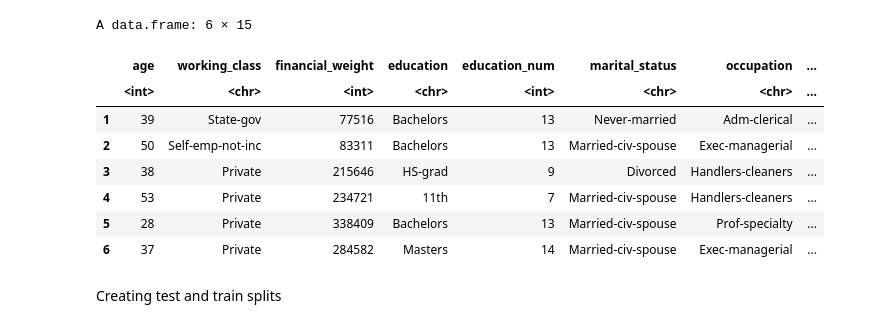
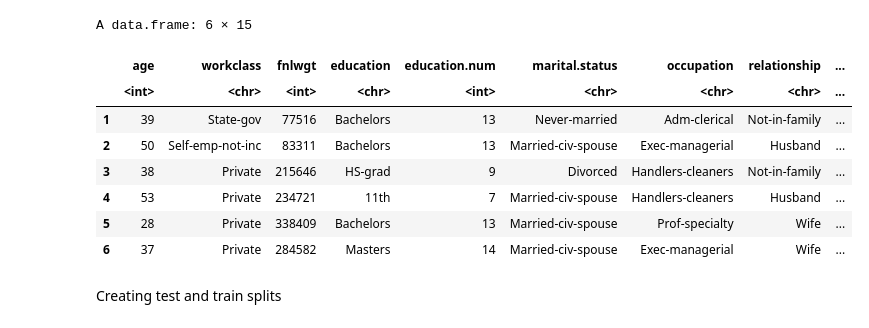
Before and after one commit to Shiva-Chandnani/GROUP_PROJECT, a Jupyter notebook: main.ipynb, the cells around one changed output. Cells and saved outputs as stored; diff of their text form; code cells hidden in the pictures.

Commit message:
Download data from url rather than store locally

```diff
--- a/main.ipynb
+++ b/main.ipynb
@@ -1,36 +1,34 @@
 # %%
 # Install and load the necessary libraries
 library(readr)
 library(tidyverse)
 library(tidymodels)
 options(repr.matrix.max.rows = 6)
 
-zip_file_path <- "census+income.zip"
+# Define the URL for the Census Income dataset
+url <- "https://archive.ics.uci.edu/ml/machine-learning-databases/adult/adult.data"
 
-extracted_dir <- "data/"
+# Define column names
+column_names <- c("age", "workclass", "fnlwgt", "education", "education.num",
+                  "marital.status", "occupation", "relationship", "race",
+                  "sex", "capital_gain", "capital_loss", "hours_per_week",
+                  "native_country", "income")
 
-# Unzip the file
-unzip(zip_file_path, exdir = extracted_dir)
-
-# Read the adult.data file into a dataframe
-adult_data_path <- file.path(extracted_dir, "adult.data")
-adult_df <- read.table(adult_data_path, header = FALSE, sep = ",", quote = "\"")
-
-# Add appropriate column names
-colnames(adult_df) <- c('age','working_class','financial_weight','education','education_num','marital_status','occupation','relationship','race','sex','capital_gain','capital_loss','hrs_per_week','native_country','income')
+# Read the Census Income dataset into a dataframe
+census_income <- read.csv(url, header = FALSE, col.names = column_names)
 
 # Display the first few rows of the dataframe
-head(adult_df)
+head(census_income)
 # %% [output]
 A data.frame: 6 × 15
-|  | age | working_class | financial_weight | education | education_num | marital_status | occupation | ... |
-|  | <int> | <chr> | <int> | <chr> | <int> | <chr> | <chr> | ... |
-| 1 | 39 | State-gov | 77516 | Bachelors | 13 | Never-married | Adm-clerical | ... |
-| 2 | 50 | Self-emp-not-inc | 83311 | Bachelors | 13 | Married-civ-spouse | Exec-managerial | ... |
-| 3 | 38 | Private | 215646 | HS-grad | 9 | Divorced | Handlers-cleaners | ... |
-| 4 | 53 | Private | 234721 | 11th | 7 | Married-civ-spouse | Handlers-cleaners | ... |
-| 5 | 28 | Private | 338409 | Bachelors | 13 | Married-civ-spouse | Prof-specialty | ... |
-| 6 | 37 | Private | 284582 | Masters | 14 | Married-civ-spouse | Exec-managerial | ... |
+|  | age | workclass | fnlwgt | education | education.num | marital.status | occupation | relationship | ... |
+|  | <int> | <chr> | <int> | <chr> | <int> | <chr> | <chr> | <chr> | ... |
+| 1 | 39 | State-gov | 77516 | Bachelors | 13 | Never-married | Adm-clerical | Not-in-family | ... |
+| 2 | 50 | Self-emp-not-inc | 83311 | Bachelors | 13 | Married-civ-spouse | Exec-managerial | Husband | ... |
+| 3 | 38 | Private | 215646 | HS-grad | 9 | Divorced | Handlers-cleaners | Not-in-family | ... |
+| 4 | 53 | Private | 234721 | 11th | 7 | Married-civ-spouse | Handlers-cleaners | Husband | ... |
+| 5 | 28 | Private | 338409 | Bachelors | 13 | Married-civ-spouse | Prof-specialty | Wife | ... |
+| 6 | 37 | Private | 284582 | Masters | 14 | Married-civ-spouse | Exec-managerial | Wife | ... |
 # %% [markdown]
 Creating test and train splits
 # %%
```
Also changed, not shown: parts of 3 cells of this notebook.
